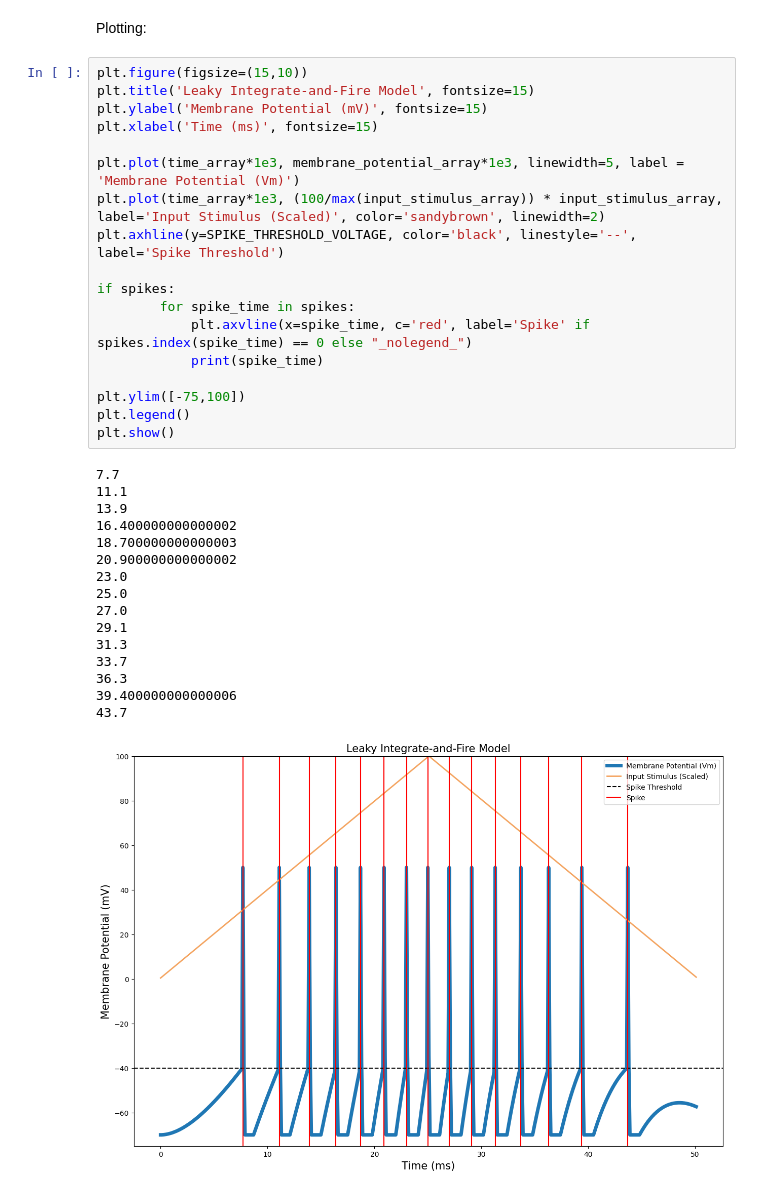
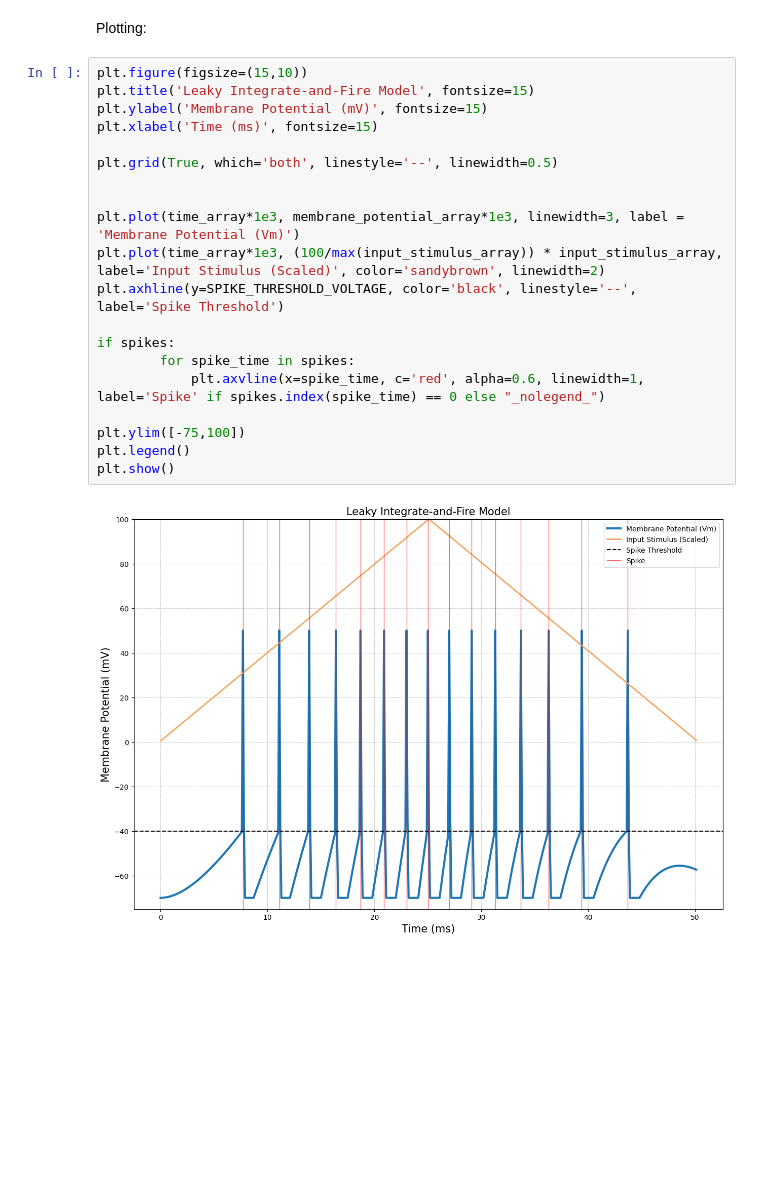
Before and after one commit to availe/CSC-455, a Jupyter notebook: LIF_Model.ipynb, the cells around one changed output. Drawn from its saved outputs; the diff is of its cells as text; blank space fills up the shorter version.

Commit message:
LIF_plotting

```diff
--- a/LIF_Model.ipynb
+++ b/LIF_Model.ipynb
@@ -104,35 +104,22 @@ Plotting:
 # %%
 plt.figure(figsize=(15,10))
 plt.title('Leaky Integrate-and-Fire Model', fontsize=15)
 plt.ylabel('Membrane Potential (mV)', fontsize=15)
 plt.xlabel('Time (ms)', fontsize=15)
 
-plt.plot(time_array*1e3, membrane_potential_array*1e3, linewidth=5, label = 'Membrane Potential (Vm)')
+plt.grid(True, which='both', linestyle='--', linewidth=0.5)
+
+
+plt.plot(time_array*1e3, membrane_potential_array*1e3, linewidth=3, label = 'Membrane Potential (Vm)')
 plt.plot(time_array*1e3, (100/max(input_stimulus_array)) * input_stimulus_array, label='Input Stimulus (Scaled)', color='sandybrown', linewidth=2)
 plt.axhline(y=SPIKE_THRESHOLD_VOLTAGE, color='black', linestyle='--', label='Spike Threshold')
 
 if spikes:
         for spike_time in spikes:
-            plt.axvline(x=spike_time, c='red', label='Spike' if spikes.index(spike_time) == 0 else "_nolegend_")
-            print(spike_time)
+            plt.axvline(x=spike_time, c='red', alpha=0.6, linewidth=1, label='Spike' if spikes.index(spike_time) == 0 else "_nolegend_")
 
 plt.ylim([-75,100])
 plt.legend()
 plt.show()
 # %% [output]
-7.7
-11.1
-13.9
-16.400000000000002
-18.700000000000003
-20.900000000000002
-23.0
-25.0
-27.0
-29.1
-31.3
-33.7
-36.3
-39.400000000000006
-43.7
-[figure, old version]
+[figure, new version]
```
